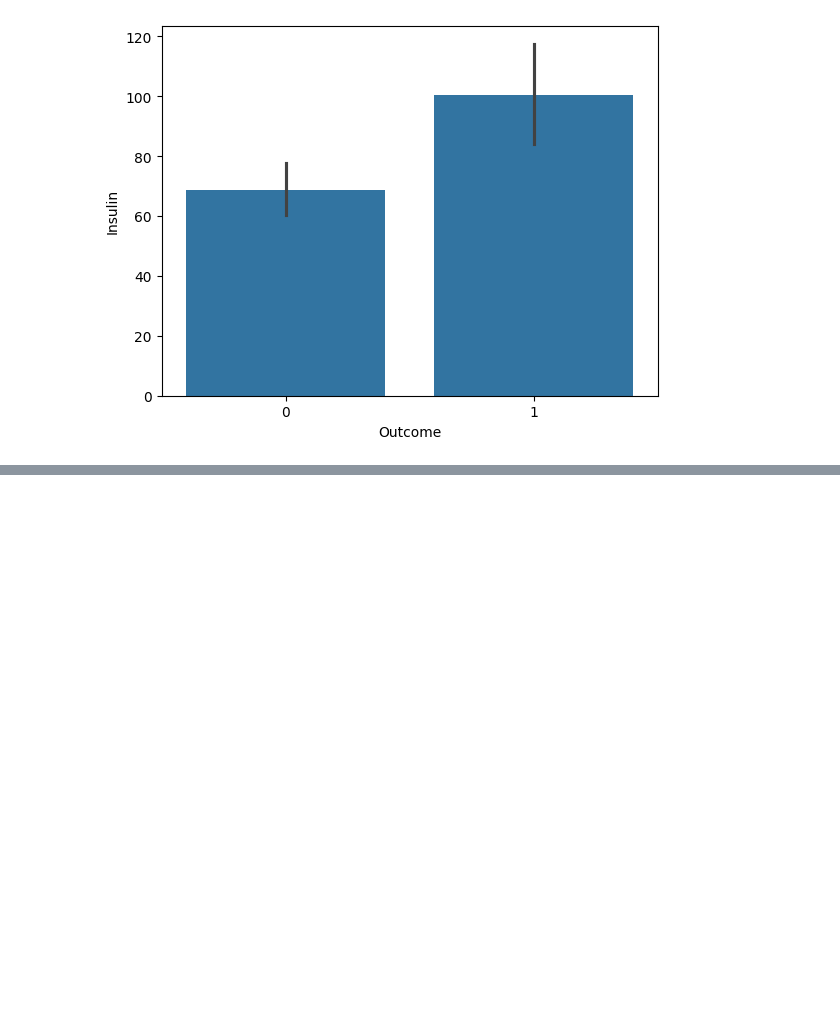
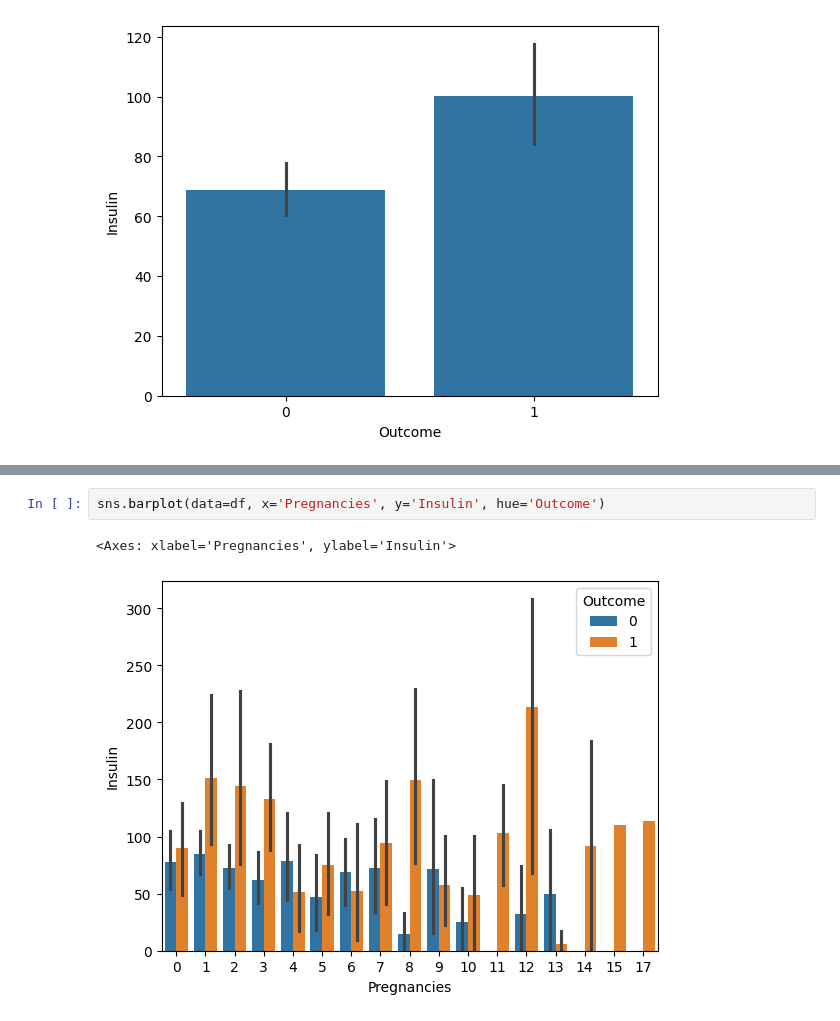
Before and after one commit to MinuSpurs/ML_study, a Jupyter notebook: Data_science_project_2024/EDA.ipynb, the cells around one changed output, grey strips where cells are left out. Drawn from its saved outputs; the diff is of its cells as text; blank space fills up the shorter version.

```diff
--- a/Data_science_project_2024/EDA.ipynb
+++ b/Data_science_project_2024/EDA.ipynb
@@ -193,0 +209,5 @@ sns.barplot(data=df, x='Outcome', y='Insulin')
+# %%
+sns.barplot(data=df, x='Pregnancies', y='Insulin', hue='Outcome')
+# %% [output]
+<Axes: xlabel='Pregnancies', ylabel='Insulin'>
+[figure, added]
```
Also changed, not shown: parts of 11 cells of this notebook.
